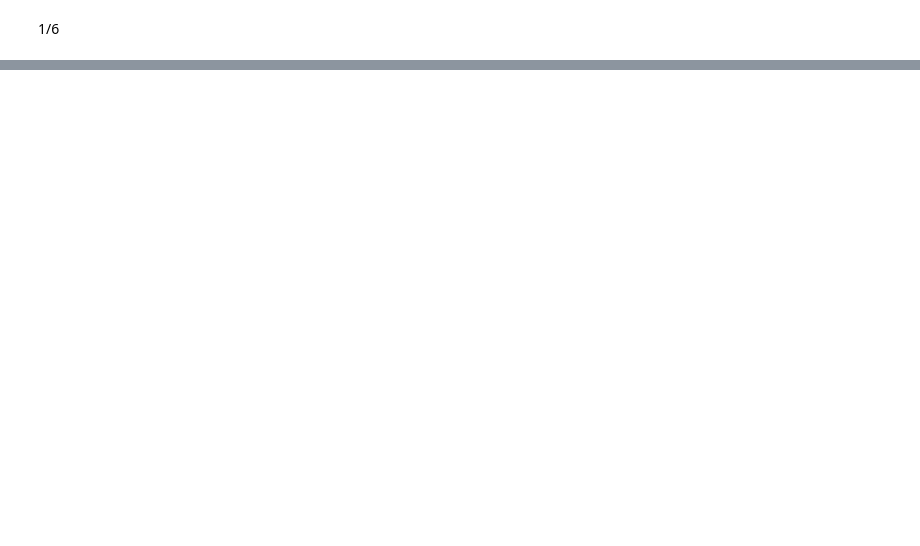
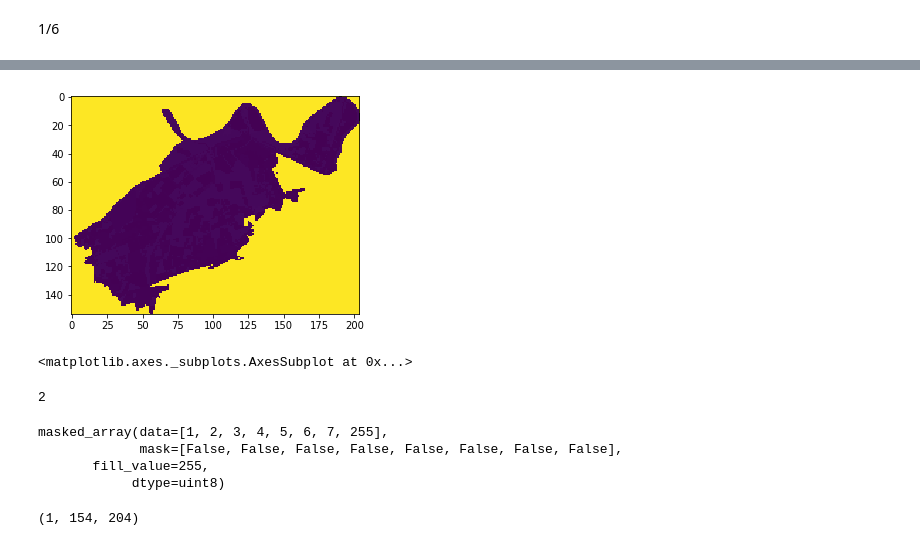
Before and after one commit to yjx4131/LCM_Pattern_Cluster, a Jupyter notebook: LCM_Pattern/Untitled4.ipynb, the cells around one changed output, grey strips where cells are left out. Cells and saved outputs as stored; diff of their text form; code cells hidden in the pictures; blank space fills up the shorter version.

```diff
--- a/LCM_Pattern/Untitled4.ipynb
+++ b/LCM_Pattern/Untitled4.ipynb
@@ -1699,0 +1106,2 @@ array([nan, nan,  1.,  1.,  2.,  2.,  1.,  1.,  2.,  2.,  1.,  1., nan,
+# %%
+clipedImgArr = maskRaster(rasterFile,clipShape)
@@ -1699,0 +1220,20 @@ array([nan, nan,  1.,  1.,  2.,  2.,  1.,  1.,  2.,  2.,  1.,  1., nan,
+# %%
+show(clipedImgArr.data)
+# %% [output]
+[figure, added]
+<matplotlib.axes._subplots.AxesSubplot at 0x...>
+# %%
+clipedImgArr[0,100,50]
+# %% [output]
+2
+# %%
+np.unique(clipedImgArr)
+# %% [output]
+masked_array(data=[1, 2, 3, 4, 5, 6, 7, 255],
+             mask=[False, False, False, False, False, False, False, False],
+       fill_value=255,
+            dtype=uint8)
+# %%
+clipedImgArr.data.shape
+# %% [output]
+(1, 154, 204)
```
Also changed, not shown: parts of 229 cells of this notebook, 3 other files.
